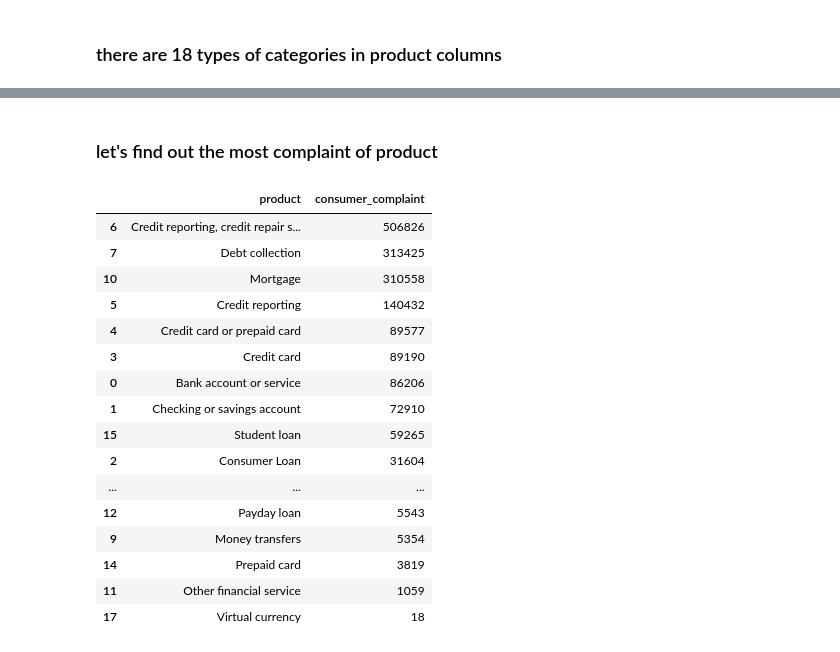
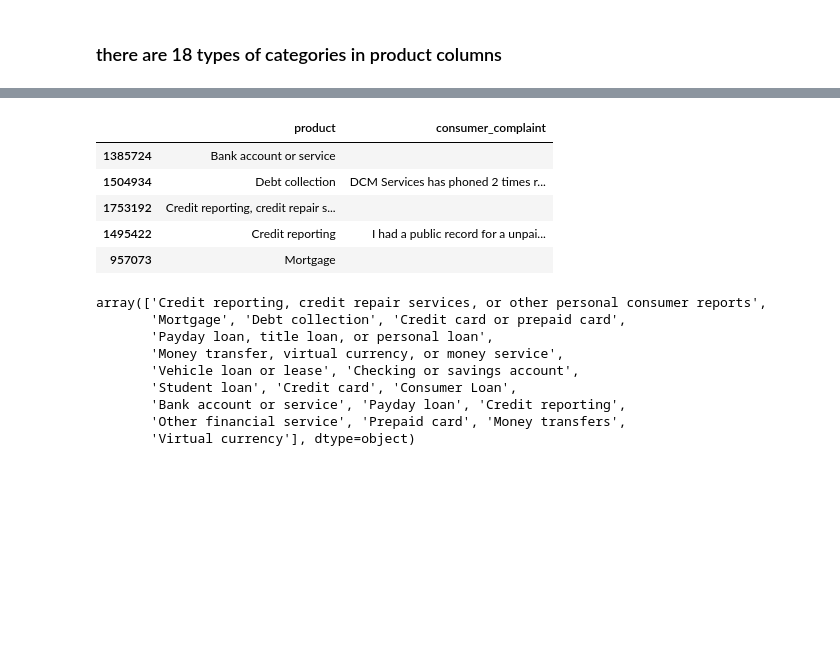
Before and after one commit to jasimdipu/value_base, a Jupyter notebook: consumer_complaints.ipynb, the cells around one changed output, grey strips where cells are left out. Cells and saved outputs as stored; diff of their text form; code cells hidden in the pictures; blank space fills up the shorter version.

```diff
--- a/consumer_complaints.ipynb
+++ b/consumer_complaints.ipynb
@@ -269,22 +253,0 @@ data
-# %% [markdown]
-### let's find out the most complaint of product
-# %%
-data.sort_values('consumer_complaint', ascending=False)
-# %% [output]
-|  | product | consumer_complaint |
-| 6 | Credit reporting, credit repair s... | 506826 |
-| 7 | Debt collection | 313425 |
-| 10 | Mortgage | 310558 |
-| 5 | Credit reporting | 140432 |
-| 4 | Credit card or prepaid card | 89577 |
-| 3 | Credit card | 89190 |
-| 0 | Bank account or service | 86206 |
-| 1 | Checking or savings account | 72910 |
-| 15 | Student loan | 59265 |
-| 2 | Consumer Loan | 31604 |
-| ... | ... | ... |
-| 12 | Payday loan | 5543 |
-| 9 | Money transfers | 5354 |
-| 14 | Prepaid card | 3819 |
-| 11 | Other financial service | 1059 |
-| 17 | Virtual currency | 18 |
@@ -290,0 +257,21 @@ data.sort_values('consumer_complaint', ascending=False)
+# %%
+sample_data.head()
+# %% [output]
+|  | product | consumer_complaint |
+| 1385724 | Bank account or service |  |
+| 1504934 | Debt collection | DCM Services has phoned 2 times r... |
+| 1753192 | Credit reporting, credit repair s... |  |
+| 1495422 | Credit reporting | I had a public record for a unpai... |
+| 957073 | Mortgage |  |
+# %%
+new_train_data['product'].unique()
+# %% [output]
+array(['Credit reporting, credit repair services, or other personal consumer reports',
+       'Mortgage', 'Debt collection', 'Credit card or prepaid card',
+       'Payday loan, title loan, or personal loan',
+       'Money transfer, virtual currency, or money service',
+       'Vehicle loan or lease', 'Checking or savings account',
+       'Student loan', 'Credit card', 'Consumer Loan',
+       'Bank account or service', 'Payday loan', 'Credit reporting',
+       'Other financial service', 'Prepaid card', 'Money transfers',
+       'Virtual currency'], dtype=object)
```
Also changed, not shown: parts of 15 cells of this notebook.
